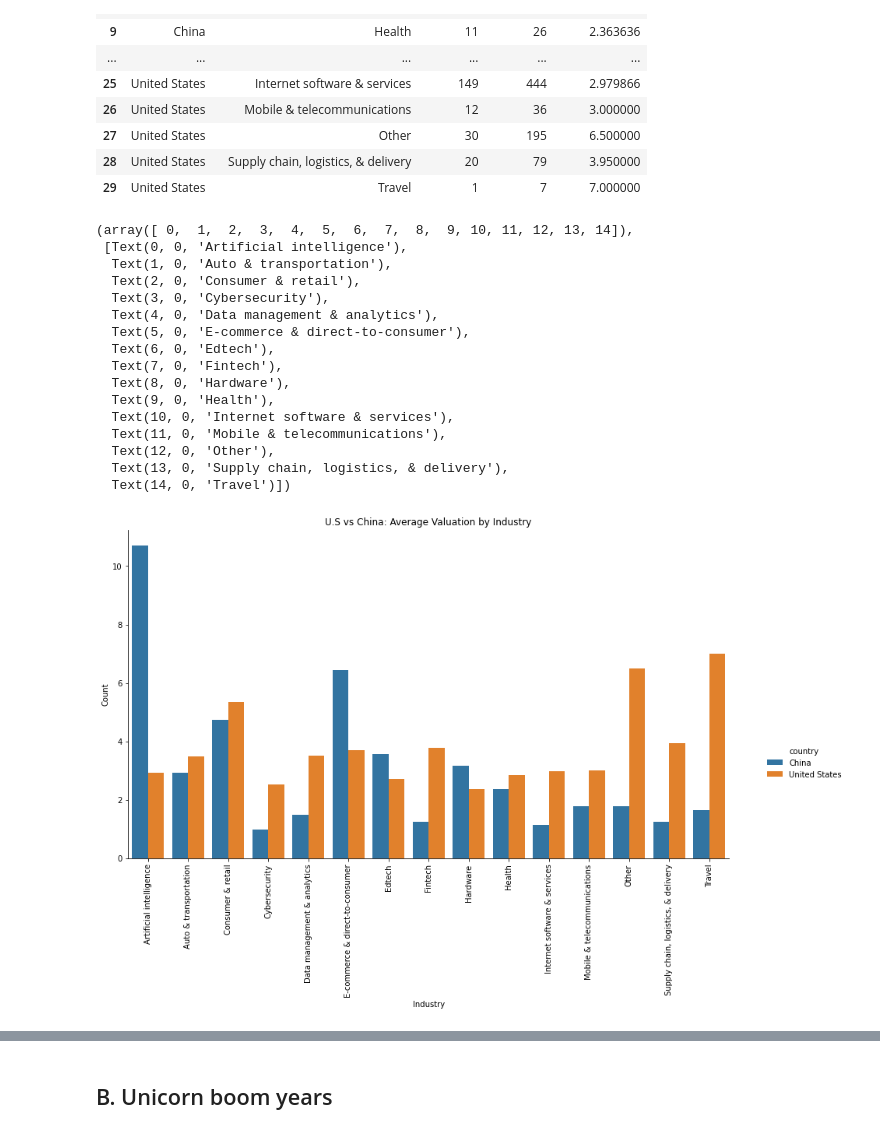
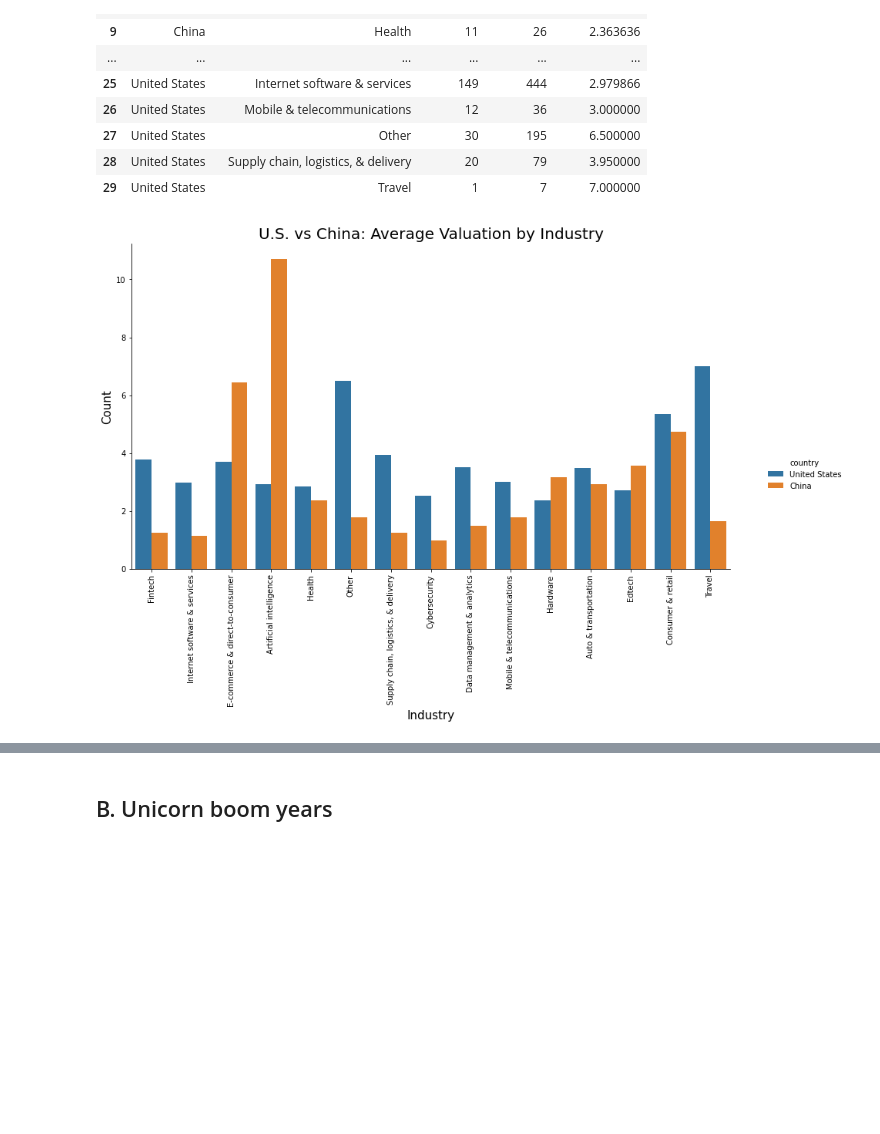
Before and after one commit to mxwwang/project1, a Jupyter notebook: project_python_data_analysis.ipynb, the cells around one changed output, grey strips where cells are left out. Cells and saved outputs as stored; diff of their text form; code cells hidden in the pictures; blank space fills up the shorter version.

```diff
--- a/project_python_data_analysis.ipynb
+++ b/project_python_data_analysis.ipynb
@@ -1244,8 +1308,8 @@ plt.show()
 # %% [markdown]
 **3. Valuation**
 # %%
-top2_val = unicorn2022.loc[unicorn2022.country.isin(['China',"United States"])].groupby(["country","industry"]).\
-agg({'company': 'count',"valuation":"sum"}).\
+top2_val = unicorn2022.loc[unicorn2022.country.isin(["United States","China"])].groupby(["country","industry"]).\
+agg({"company": "count","valuation":"sum"}).\
 reset_index()
 top2_val['avg_valuation'] = top2_val.valuation/top2_val.company
 top2_val
@@ -1270,35 +1334,25 @@ top2_val
 | 28 | United States | Supply chain, logistics, & delivery | 20 | 79 | 3.950000 |
 | 29 | United States | Travel | 1 | 7 | 7.000000 |
 # %%
-g = sns.catplot(x='industry', y='avg_valuation', data=top2_val, kind='bar', hue='country')
+g = sns.catplot(x='industry', y='avg_valuation', data=top2_val, kind='bar', hue='country',hue_order=["United States","China"],order=unicorn2022.industry.value_counts().index)
 
 #g.set_xticklabels('Industry',rotation=80)
 g.fig.set_size_inches(15,8)
 g.fig.subplots_adjust(top=0.81,right=0.86)
 
-plt.xlabel('Industry')
-plt.ylabel('Count')
-plt.title('U.S vs China: Average Valuation by Industry')
+plt.xlabel('Industry',fontsize=15)
+plt.ylabel('Count',fontsize=15)
+plt.title('U.S. vs China: Average Valuation by Industry',fontsize=20)
+
 
 plt.xticks(rotation=90)
+
+plt.show()
+
+#sns.set(font_scale = 1.2,style='white')
+#sns.reset_defaults()
 # %% [output]
-(array([ 0,  1,  2,  3,  4,  5,  6,  7,  8,  9, 10, 11, 12, 13, 14]),
- [Text(0, 0, 'Artificial intelligence'),
-  Text(1, 0, 'Auto & transportation'),
-  Text(2, 0, 'Consumer & retail'),
-  Text(3, 0, 'Cybersecurity'),
-  Text(4, 0, 'Data management & analytics'),
-  Text(5, 0, 'E-commerce & direct-to-consumer'),
-  Text(6, 0, 'Edtech'),
-  Text(7, 0, 'Fintech'),
-  Text(8, 0, 'Hardware'),
-  Text(9, 0, 'Health'),
-  Text(10, 0, 'Internet software & services'),
-  Text(11, 0, 'Mobile & telecommunications'),
-  Text(12, 0, 'Other'),
-  Text(13, 0, 'Supply chain, logistics, & delivery'),
-  Text(14, 0, 'Travel')])
-[figure, old version]
+[figure, new version]
 # %%
 unicorn2022.loc[unicorn2022.industry == 'Other'].loc[unicorn2022.country.isin(["United States"])] # SPACEX
 # %% [output]
```
Also changed, not shown: parts of 25 cells of this notebook.
